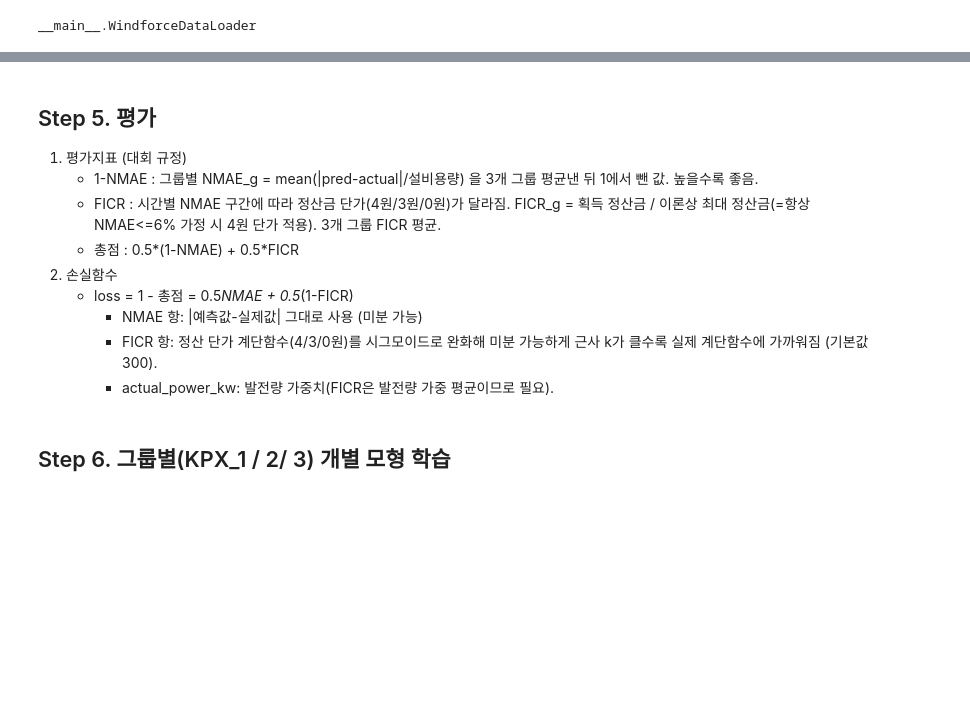
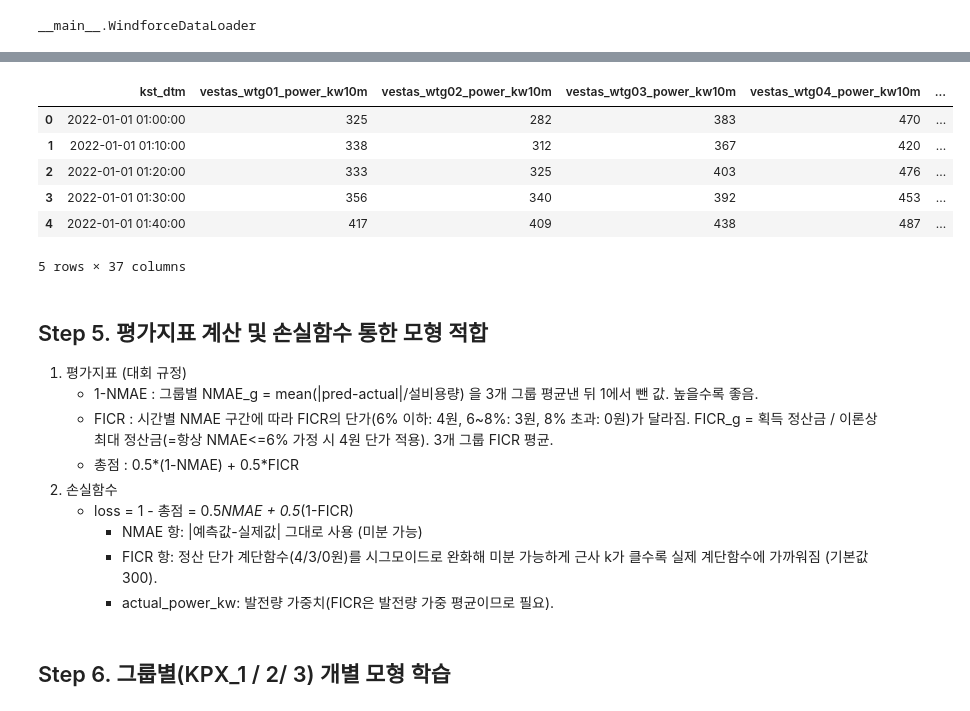
Before and after one commit to ksydata/WINDFORCE, a Jupyter notebook: BASELINE/baseline_1.ipynb, the cells around one changed output, grey strips where cells are left out. Saved outputs shown, nothing was run; the diff lists cells and outputs as text; code cells hidden in the pictures; blank space fills up the shorter version.

```diff
--- a/BASELINE/baseline_1.ipynb
+++ b/BASELINE/baseline_1.ipynb
@@ -313,9 +327,19 @@ class FeatureEngineer:
+# %%
+loader["scada_vestas_train"].head(5)
+# %% [output]
+|  | kst_dtm | vestas_wtg01_power_kw10m | vestas_wtg02_power_kw10m | vestas_wtg03_power_kw10m | vestas_wtg04_power_kw10m | ... |
+| 0 | 2022-01-01 01:00:00 | 325 | 282 | 383 | 470 | ... |
+| 1 | 2022-01-01 01:10:00 | 338 | 312 | 367 | 420 | ... |
+| 2 | 2022-01-01 01:20:00 | 333 | 325 | 403 | 476 | ... |
+| 3 | 2022-01-01 01:30:00 | 356 | 340 | 392 | 453 | ... |
+| 4 | 2022-01-01 01:40:00 | 417 | 409 | 438 | 487 | ... |
+5 rows × 37 columns
 # %% [markdown]
-## Step 5. 평가
+## Step 5. 평가지표 계산 및 손실함수 통한 모형 적합
 
 1. 평가지표 (대회 규정)
    - 1-NMAE : 그룹별 NMAE_g = mean(|pred-actual|/설비용량) 을 3개 그룹 평균낸 뒤 1에서 뺀 값. 높을수록 좋음.
-   - FICR   : 시간별 NMAE 구간에 따라 정산금 단가(4원/3원/0원)가 달라짐.
+   - FICR   : 시간별 NMAE 구간에 따라 FICR의 단가(6% 이하: 4원, 6~8%: 3원, 8% 초과: 0원)가 달라짐.
            FICR_g = 획득 정산금 / 이론상 최대 정산금(=항상 NMAE<=6% 가정 시 4원 단가 적용).
            3개 그룹 FICR 평균.
    - 총점   : 0.5*(1-NMAE) + 0.5*FICR
```
Also changed, not shown: parts of 5 cells of this notebook.
